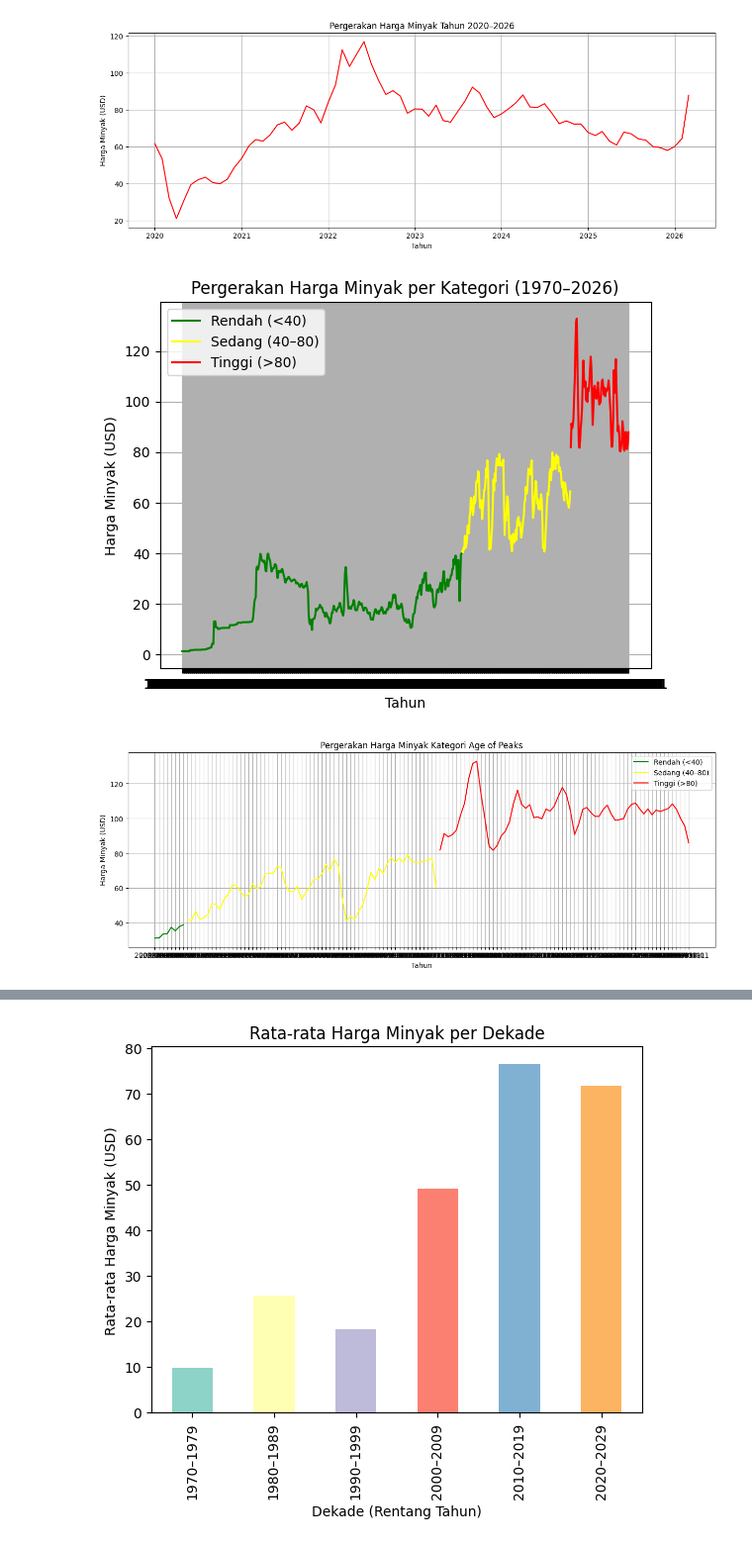
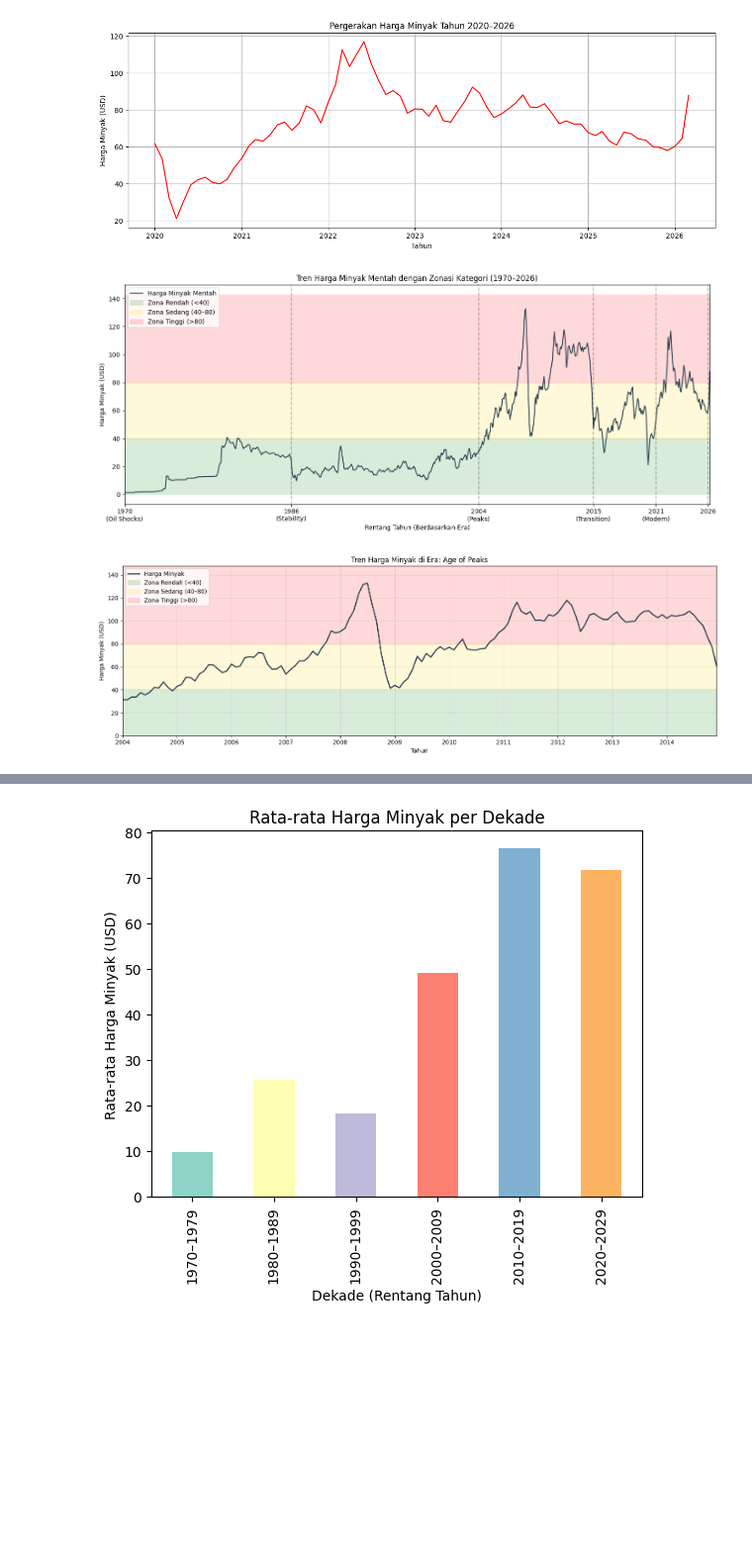
Before and after one commit to KrisnaKintaro/Proyek-Dashboard-Visualisasi-Data-Science, a Jupyter notebook: Notebook/Visualisasi.ipynb, the cells around one changed output, grey strips where cells are left out. Shown at 99% size. Saved outputs shown, nothing was run; the diff lists cells and outputs as text; code cells hidden in the pictures; blank space fills up the shorter version.

Commit message:
Update visualisasi terbaru

```diff
--- a/Notebook/Visualisasi.ipynb
+++ b/Notebook/Visualisasi.ipynb
@@ -3,7 +3,7 @@ import pandas as pd
 import matplotlib.pyplot as plt
 import numpy as np
 
-df = pd.read_csv(r"D:\Data Science\uts\Proyek-Dashboard-Visualisasi-Data-Science\Dataset\fuel_prices_1970_2026_cleaned_and_classified.csv")
+df = pd.read_csv('../Dataset/fuel_prices_1970_2026_cleaned_and_classified.csv')
 
 print(df.head())
 # %% [output]
@@ -39,45 +39,69 @@ plt.show()
 # %% [output]
 [figure]
 # %%
-df_low = df[df['Crude_Oil_Price'] < 40]
-plt.plot(df_low['Date'], df_low['Crude_Oil_Price'], color='green', label='Rendah (<40)')
+df['Date'] = pd.to_datetime(df['Date'])
 
-df_mid = df[(df['Crude_Oil_Price'] >= 40) & (df['Crude_Oil_Price'] <= 80)]
-plt.plot(df_mid['Date'], df_mid['Crude_Oil_Price'], color='yellow', label='Sedang (40–80)')
+plt.figure(figsize=(14, 6))
 
-df_high = df[df['Crude_Oil_Price'] > 80]
-plt.plot(df_high['Date'], df_high['Crude_Oil_Price'], color='red', label='Tinggi (>80)')
+plt.plot(df['Date'], df['Crude_Oil_Price'], color='#2c3e50', linewidth=1.5, label='Harga Minyak Mentah')
 
-plt.xlabel("Tahun")
+plt.axhspan(0, 40, color='green', alpha=0.15, label='Zona Rendah (<40)')
+plt.axhspan(40, 80, color='gold', alpha=0.15, label='Zona Sedang (40–80)')
+plt.axhspan(80, df['Crude_Oil_Price'].max() + 10, color='red', alpha=0.15, label='Zona Tinggi (>80)')
+
+batas_era = ['1970-01-01', '1986-01-01', '2004-01-01', '2015-01-01', '2021-01-01', '2026-01-01']
+batas_era_dt = pd.to_datetime(batas_era)
+label_era = [
+    '1970\n(Oil Shocks)',
+    '1986\n(Stability)',
+    '2004\n(Peaks)',
+    '2015\n(Transition)',
+    '2021\n(Modern)',
+    '2026'
+]
+
+plt.xticks(ticks=batas_era_dt, labels=label_era)
+
+for batas in batas_era_dt:
+    plt.axvline(x=batas, color='black', linestyle='--', alpha=0.3)
+
+plt.xlabel("Rentang Tahun (Berdasarkan Era)")
 plt.ylabel("Harga Minyak (USD)")
-plt.title("Pergerakan Harga Minyak per Kategori (1970–2026)")
-plt.legend()
-plt.grid()
+plt.title("Tren Harga Minyak Mentah dengan Zonasi Kategori (1970–2026)")
+plt.xlim(df['Date'].min(), df['Date'].max()) # Biar grafiknya nempel pas dari ujung ke ujung
+plt.legend(loc='upper left') # Posisi legend ditaruh kiri atas biar ga nutupin grafik terbaru
+plt.tight_layout()
 plt.show()
 # %% [output]
-[figure, old version]
+[figure, new version]
 # %%
 era = "Age of Peaks"
 subset = df[df['Era'] == era]
-plt.figure(figsize=(15,5))
 
-df_low = subset[subset['Crude_Oil_Price'] < 40]
-plt.plot(df_low['Date'], df_low['Crude_Oil_Price'], color='green', label='Rendah (<40)')
+plt.figure(figsize=(15, 5))
 
-df_mid = subset[(subset['Crude_Oil_Price'] >= 40) & (subset['Crude_Oil_Price'] <= 80)]
-plt.plot(df_mid['Date'], df_mid['Crude_Oil_Price'], color='yellow', label='Sedang (40–80)')
+plt.plot(subset['Date'], subset['Crude_Oil_Price'], color='#2c3e50', linewidth=2, label='Harga Minyak')
 
-df_high = subset[subset['Crude_Oil_Price'] > 80]
-plt.plot(df_high['Date'], df_high['Crude_Oil_Price'], color='red', label='Tinggi (>80)')
+max_price = subset['Crude_Oil_Price'].max() + 15
+
+plt.axhspan(0, 40, color='green', alpha=0.15, label='Zona Rendah (<40)')
+plt.axhspan(40, 80, color='gold', alpha=0.15, label='Zona Sedang (40–80)')
+plt.axhspan(80, max_price, color='red', alpha=0.15, label='Zona Tinggi (>80)')
 
 plt.xlabel("Tahun")
 plt.ylabel("Harga Minyak (USD)")
-plt.title(f"Pergerakan Harga Minyak Kategori {era}")
-plt.legend()
-plt.grid()
+plt.title(f"Tren Harga Minyak di Era: {era}")
+
+plt.xlim(subset['Date'].min(), subset['Date'].max())
+
+plt.ylim(0, max_price)
+
+plt.legend(loc='upper left')
+plt.grid(alpha=0.4)
+plt.tight_layout()
 plt.show()
 # %% [output]
-[figure, old version]
+[figure, new version]
 # %%
 # Scatter Plot - Harga Minyak per Era
 plt.figure(figsize=(15,5))
```
Also changed, not shown: parts of 3 cells of this notebook.
